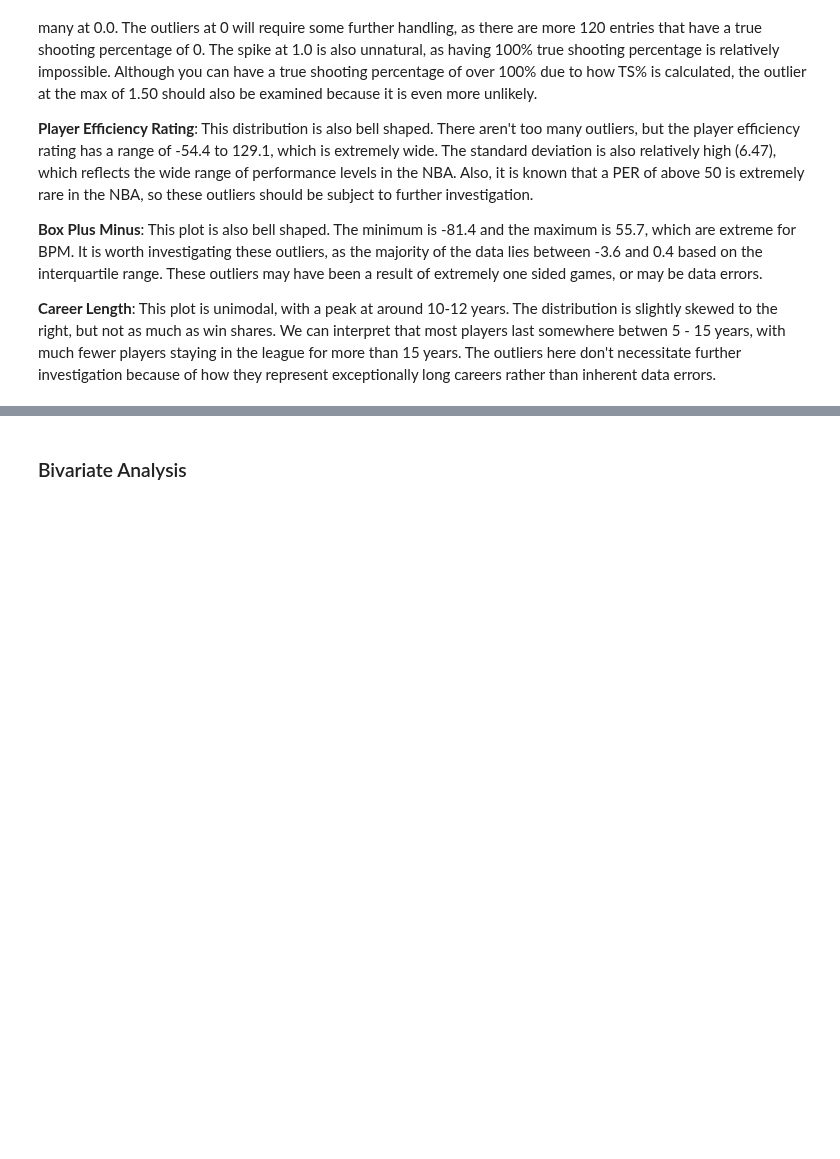
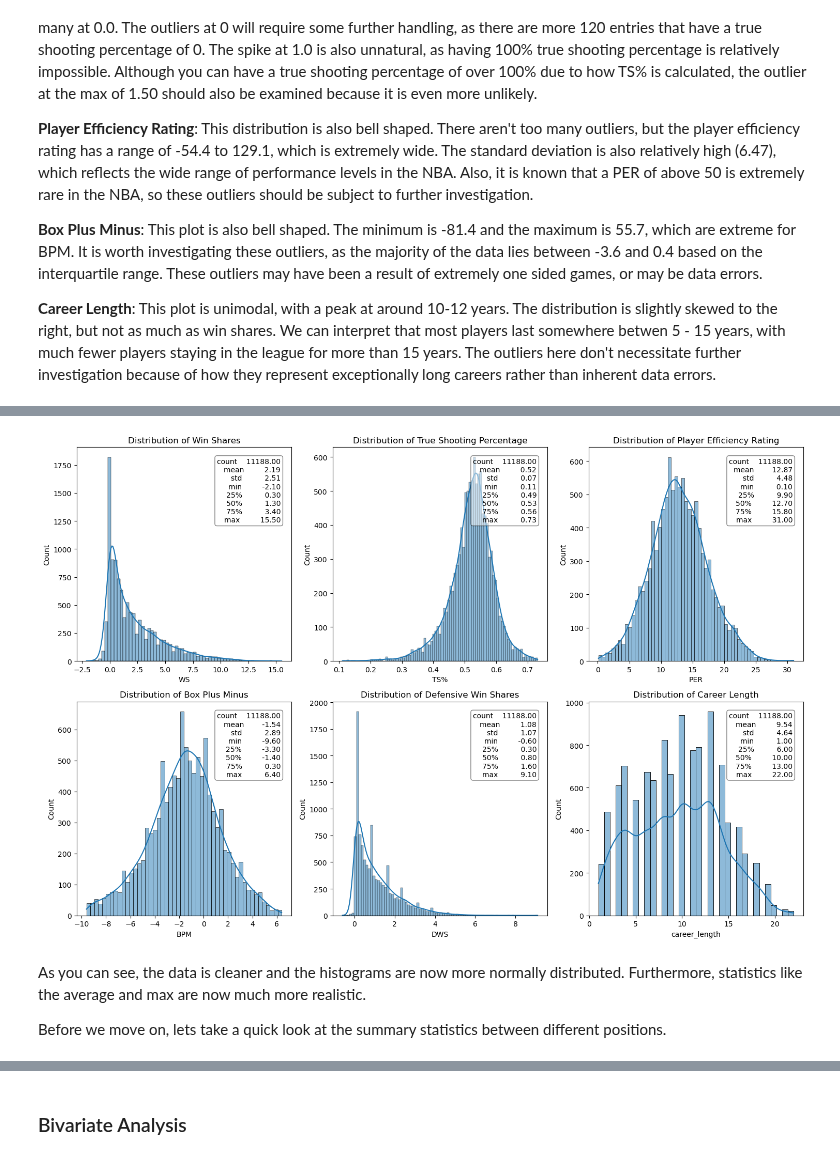
Before and after one commit to rikcy0/NBA-Career-Arc-Predicting-Longevity-Through-Performance-Metrics, a Jupyter notebook: FinalProject_Group117_WI25.ipynb, the cells around one changed output, grey strips where cells are left out. Saved outputs shown, nothing was run; the diff lists cells and outputs as text; code cells hidden in the pictures; blank space fills up the shorter version.

```diff
--- a/FinalProject_Group117_WI25.ipynb
+++ b/FinalProject_Group117_WI25.ipynb
@@ -358,0 +363,51 @@ plt.show()
+# %%
+df["TS%"] = pd.to_numeric(df["TS%"], errors="coerce")
+df = df.dropna(subset=["TS%"])
+
+df["BPM"] = pd.to_numeric(df["BPM"], errors="coerce")
+df = df.dropna(subset=["BPM"])
+
+#bounds of box plus minus
+Q1a = df["BPM"].quantile(0.25)
+Q3a = df["BPM"].quantile(0.75)
+IQRa = Q3a - Q1a
+
+lower_bound_a = Q1a - 1.5 * IQRa
+upper_bound_a = Q3a + 1.5 * IQRa
+
+#bounds of player efficiency
+Q1b = df["PER"].quantile(0.25)
+Q3b = df["PER"].quantile(0.75)
+IQRb = Q3b - Q1b
+
+lower_bound_b = Q1b - 1.5 * IQRb
+upper_bound_b = Q3b + 1.5 * IQRb
+
+df_outliers = df[(df["TS%"] > 0.7324) | (df["TS%"] == 0) |
+                ((df["PER"] < lower_bound_b) | (df["PER"] > 40.0)) |
+                ((df["BPM"] < lower_bound_a) | (df["BPM"] > upper_bound_a))]
+
+df_cleaned = df[~df.index.isin(df_outliers.index)].copy()
+# %%
+variables2 = ['WS', 'TS%', 'PER', 'BPM', 'DWS', 'career_length']
+actual_names2 = ['Win Shares', 'True Shooting Percentage', 'Player Efficiency Rating',
+                'Box Plus Minus', 'Defensive Win Shares', 'Career Length']
+
+fig, axes = plt.subplots(2, 3, figsize=(15, 10))
+
+for ax, var, name in zip(axes.flatten(), variables2, actual_names2):
+    sns.histplot(data=df_cleaned, x=var, kde=True, ax=ax)
+    stats = df_cleaned[var].describe().round(2)
+    ax.text(0.95, 0.95, stats.to_string(), transform=ax.transAxes,
+            fontsize=10, verticalalignment='top', horizontalalignment='right',
+            bbox=dict(boxstyle="round", facecolor="white", alpha=0.5))
+    ax.set_title(f'Distribution of {name}')
+
+plt.tight_layout()
+plt.show()
+# %% [output]
+[figure, added]
+# %% [markdown]
+As you can see, the data is cleaner and the histograms are now more normally distributed. Furthermore, statistics like the average and max are now much more realistic.
+
+Before we move on, lets take a quick look at the summary statistics between different positions.
```
Also changed, not shown: parts of 9 cells of this notebook.
